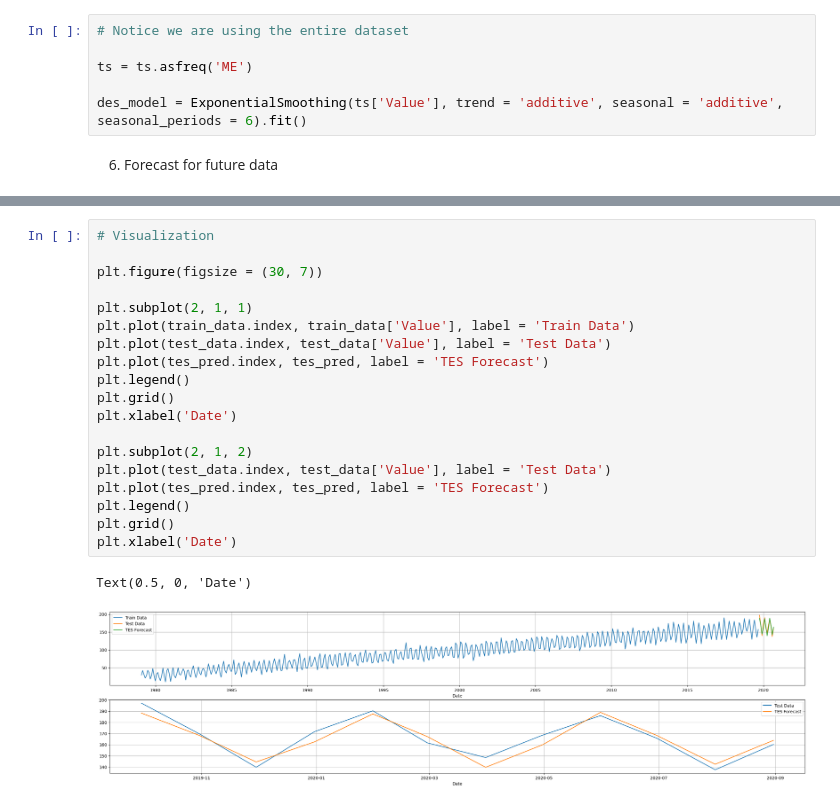
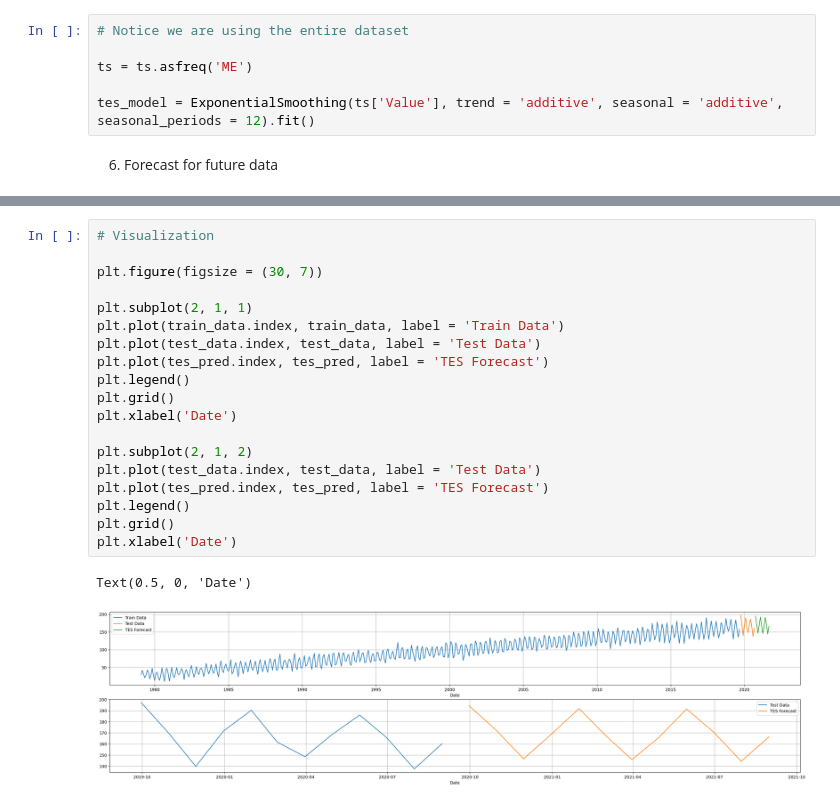
Before and after one commit to renatomaaliw3/public_files, a Jupyter notebook: CPE Electives (1 - 3)/01. Lectures Notebook/39. Time-Series - Forecasting - Exponential Smoothing/05. TES (Part 01).ipynb, the cells around one changed output, grey strips where cells are left out. Drawn from its saved outputs; the diff is of its cells as text.

```diff
--- a/CPE Electives (1 - 3)/01. Lectures Notebook/39. Time-Series - Forecasting - Exponential Smoothing/05. TES (Part 01).ipynb
+++ b/CPE Electives (1 - 3)/01. Lectures Notebook/39. Time-Series - Forecasting - Exponential Smoothing/05. TES (Part 01).ipynb
@@ -190,7 +190,7 @@ plt.show()
 
 ts = ts.asfreq('ME')
 
-des_model = ExponentialSmoothing(ts['Value'], trend = 'additive', seasonal = 'additive', seasonal_periods = 6).fit()
+tes_model = ExponentialSmoothing(ts['Value'], trend = 'additive', seasonal = 'additive', seasonal_periods = 12).fit()
 # %% [markdown]
 6. Forecast for future data
 # %%
@@ -216,22 +216,22 @@ dtype: float64
 # %%
 # Visualization
 
 plt.figure(figsize = (30, 7))
 
 plt.subplot(2, 1, 1)
-plt.plot(train_data.index, train_data['Value'], label = 'Train Data')
-plt.plot(test_data.index, test_data['Value'], label = 'Test Data')
+plt.plot(train_data.index, train_data, label = 'Train Data')
+plt.plot(test_data.index, test_data, label = 'Test Data')
 plt.plot(tes_pred.index, tes_pred, label = 'TES Forecast')
 plt.legend()
 plt.grid()
 plt.xlabel('Date')
 
 plt.subplot(2, 1, 2)
-plt.plot(test_data.index, test_data['Value'], label = 'Test Data')
+plt.plot(test_data.index, test_data, label = 'Test Data')
 plt.plot(tes_pred.index, tes_pred, label = 'TES Forecast')
 plt.legend()
 plt.grid()
 plt.xlabel('Date')
 # %% [output]
 Text(0.5, 0, 'Date')
-[figure, old version]
+[figure, new version]
```
Also changed, not shown: parts of 2 cells of this notebook.
